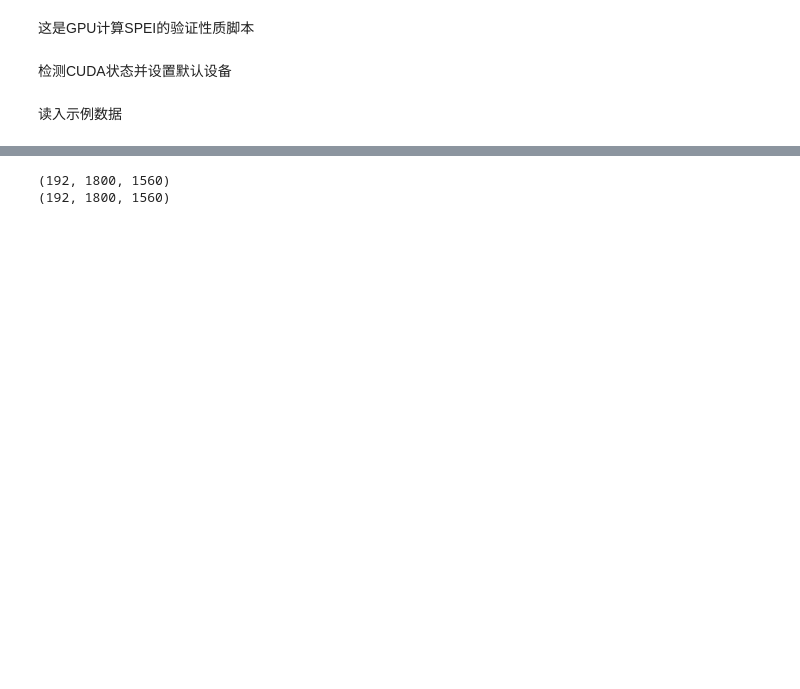
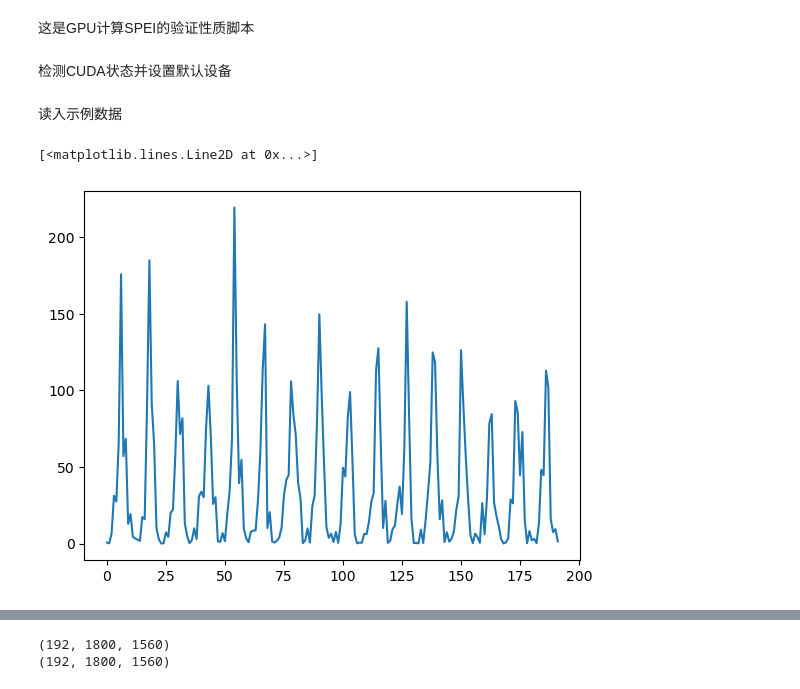
Before and after one commit to zyzh2002/risk_evaluation, a Jupyter notebook: scripts/calc/analyze/aglorithm.ipynb, the cells around one changed output, grey strips where cells are left out. Saved outputs shown, nothing was run; the diff lists cells and outputs as text; code cells hidden in the pictures; blank space fills up the shorter version.

```diff
--- a/scripts/calc/analyze/aglorithm.ipynb
+++ b/scripts/calc/analyze/aglorithm.ipynb
@@ -45,3 +47,8 @@ def read_pet():
 # %%
 pre_frame = read_precip()[0:192,:,:]*0.1
 pet_frame = read_pet()
+# %%
+plt.plot(pre_frame[:,500,500])
+# %% [output]
+[<matplotlib.lines.Line2D at 0x...>]
+[figure, added]
```
Also changed, not shown: parts of 27 cells of this notebook, 1 other file.
